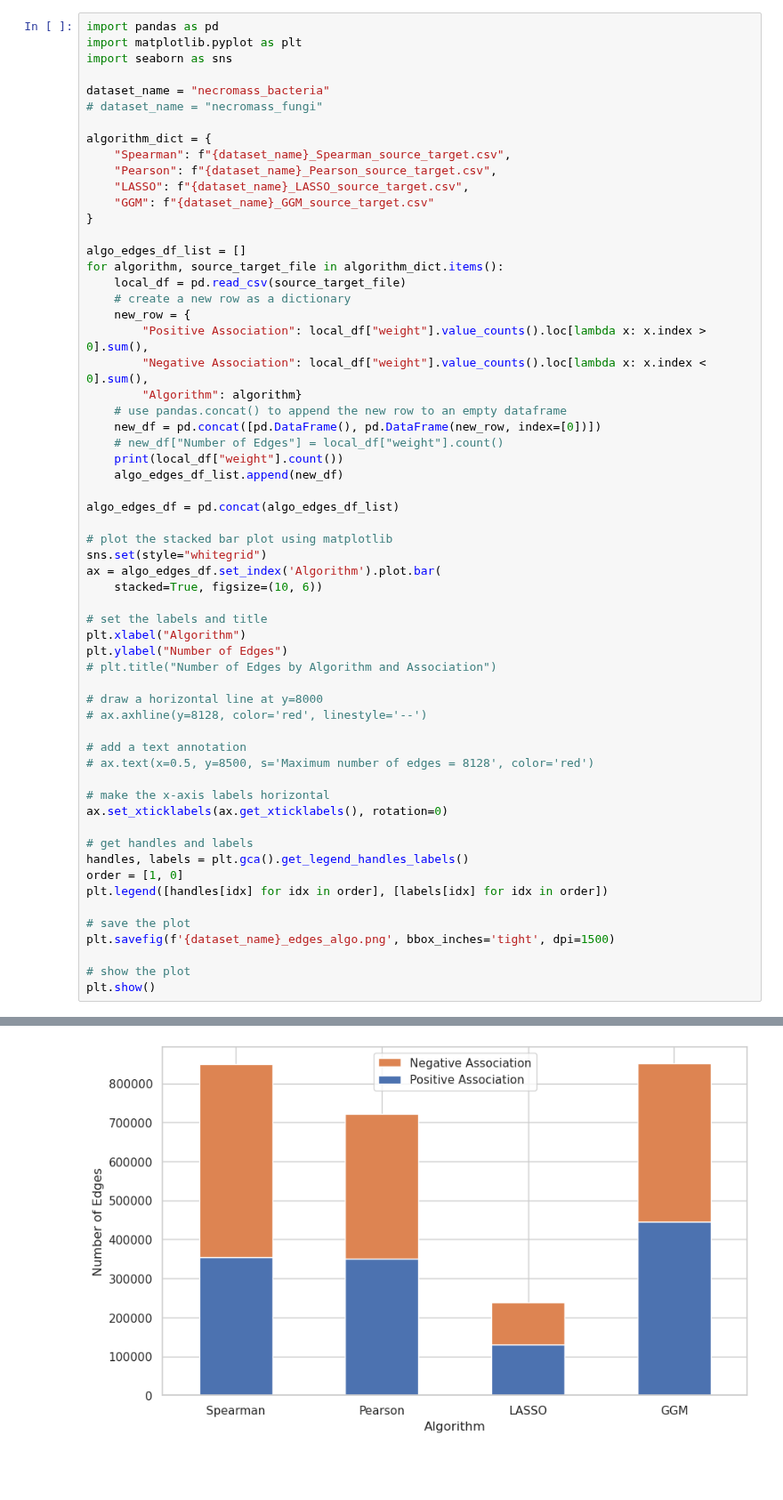
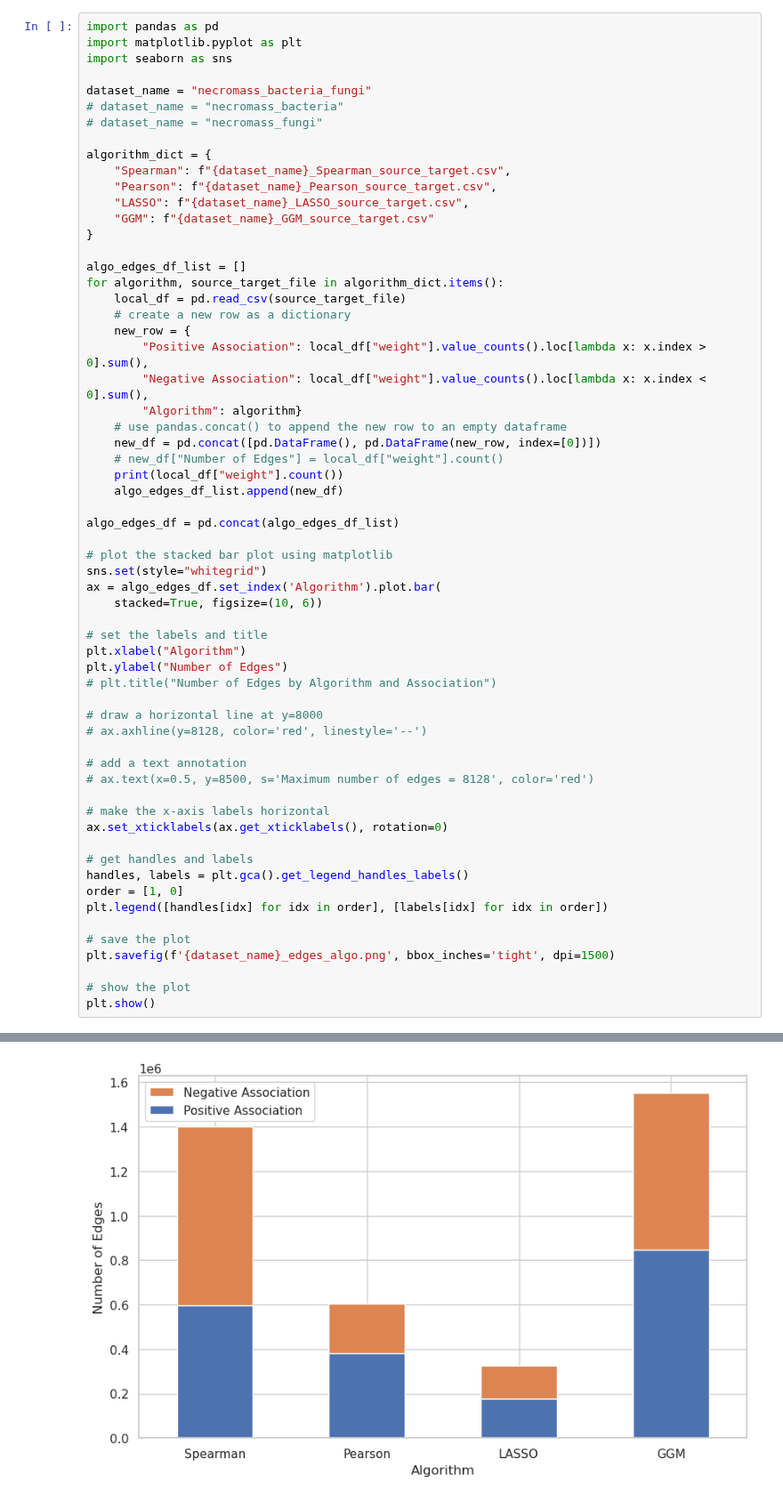
Before and after one commit to EngineerDanny/CS685-Microbe-Network-Research-Code, a Jupyter notebook: model_stw/analyze_script.ipynb, the cells around one changed output, grey strips where cells are left out. Shown at 89% size. Saved outputs shown, nothing was run; the diff lists cells and outputs as text; blank space fills up the shorter version.

```diff
--- a/model_stw/analyze_script.ipynb
+++ b/model_stw/analyze_script.ipynb
@@ -3,7 +3,8 @@ import pandas as pd
 import matplotlib.pyplot as plt
 import seaborn as sns
 
-dataset_name = "necromass_bacteria"
+dataset_name = "necromass_bacteria_fungi"
+# dataset_name = "necromass_bacteria"
 # dataset_name = "necromass_fungi"
 
 algorithm_dict = {
@@ -66 +67 @@ plt.show()
-[figure, old version]
+[figure, new version]
```
Also changed, not shown: parts of 1 cell of this notebook, 2 other files.
